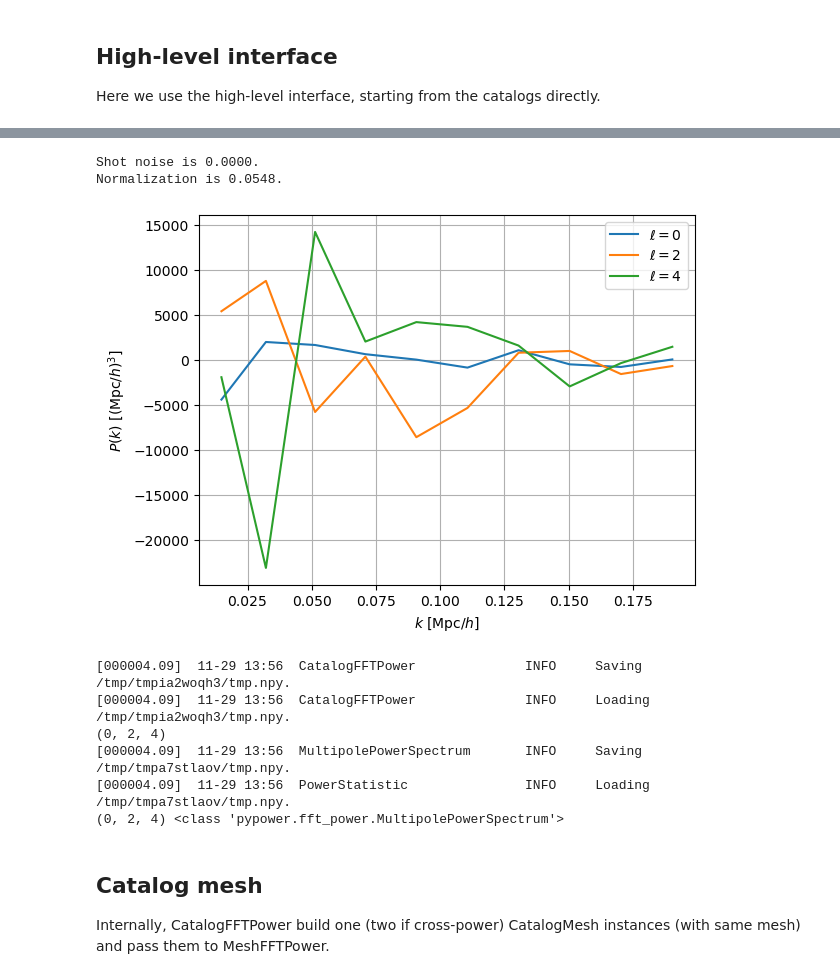
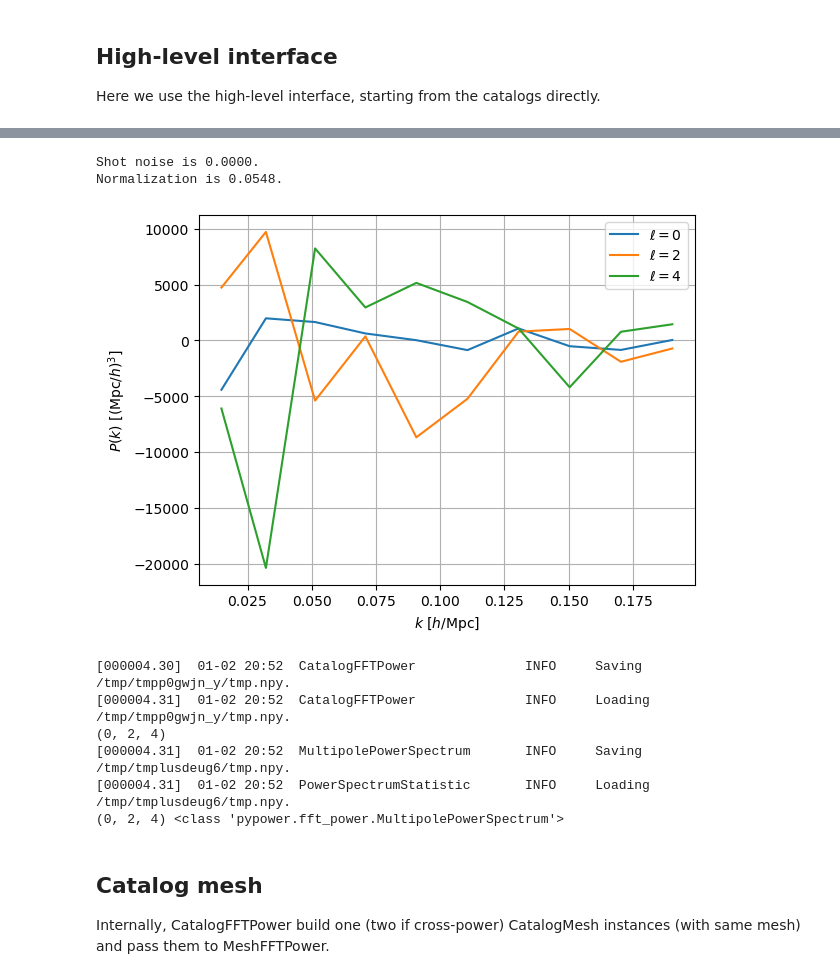
Before and after one commit to cosmodesi/pypower, a Jupyter notebook: nb/basic_examples.ipynb, the cells around one changed output, grey strips where cells are left out. Saved outputs shown, nothing was run; the diff lists cells and outputs as text; code cells hidden in the pictures.

```diff
--- a/nb/basic_examples.ipynb
+++ b/nb/basic_examples.ipynb
@@ -64,20 +67,20 @@ result = CatalogFFTPower(data_positions1=data_positions1, data_weights1=data_wei
 # %%
 poles = result.poles
 print('Shot noise is {:.4f}.'.format(poles.shotnoise)) # cross-correlation, shot noise is 0.
 print('Normalization is {:.4f}.'.format(poles.wnorm))
 ax = plt.gca()
-for ill,ell in enumerate(poles.ells):
-    ax.plot(poles.k, poles(ell=ell).real, label='$\ell = {:d}$'.format(ell))
+for ill, ell in enumerate(poles.ells):
+    ax.plot(poles.k, poles(ell=ell, complex=False), label='$\ell = {:d}$'.format(ell))
 ax.legend()
 ax.grid(True)
-ax.set_xlabel('$k$ [$\mathrm{Mpc}/h$]')
+ax.set_xlabel('$k$ [$h/\mathrm{Mpc}$]')
 ax.set_ylabel(r'$P(k)$ [$(\mathrm{Mpc}/h)^{3}$]')
 plt.show()
 # Zero power, as expected
 # %% [output]
 Shot noise is 0.0000.
 Normalization is 0.0548.
-[figure, old version]
+[figure, new version]
 # %%
 # You can save the result
 with tempfile.TemporaryDirectory() as tmp_dir:
@@ -91,14 +94,14 @@ with tempfile.TemporaryDirectory() as tmp_dir:
     fn = os.path.join(tmp_dir, 'tmp.npy')
     result.poles.save(fn)
     # And reload the result
-    poles = PowerStatistic.load(fn)
+    poles = PowerSpectrumStatistic.load(fn)
     print(poles.ells, type(poles))
 # %% [output]
-[000004.09]  11-29 13:56  CatalogFFTPower              INFO     Saving /tmp/tmpia2woqh3/tmp.npy.
-[000004.09]  11-29 13:56  CatalogFFTPower              INFO     Loading /tmp/tmpia2woqh3/tmp.npy.
+[000004.30]  01-02 20:52  CatalogFFTPower              INFO     Saving /tmp/tmpp0gwjn_y/tmp.npy.
+[000004.31]  01-02 20:52  CatalogFFTPower              INFO     Loading /tmp/tmpp0gwjn_y/tmp.npy.
 (0, 2, 4)
-[000004.09]  11-29 13:56  MultipolePowerSpectrum       INFO     Saving /tmp/tmpa7stlaov/tmp.npy.
-[000004.09]  11-29 13:56  PowerStatistic               INFO     Loading /tmp/tmpa7stlaov/tmp.npy.
+[000004.31]  01-02 20:52  MultipolePowerSpectrum       INFO     Saving /tmp/tmplusdeug6/tmp.npy.
+[000004.31]  01-02 20:52  PowerSpectrumStatistic       INFO     Loading /tmp/tmplusdeug6/tmp.npy.
 (0, 2, 4) <class 'pypower.fft_power.MultipolePowerSpectrum'>
 # %% [markdown]
 ## Catalog mesh
```
Also changed, not shown: parts of 4 cells of this notebook, 17 other files.
